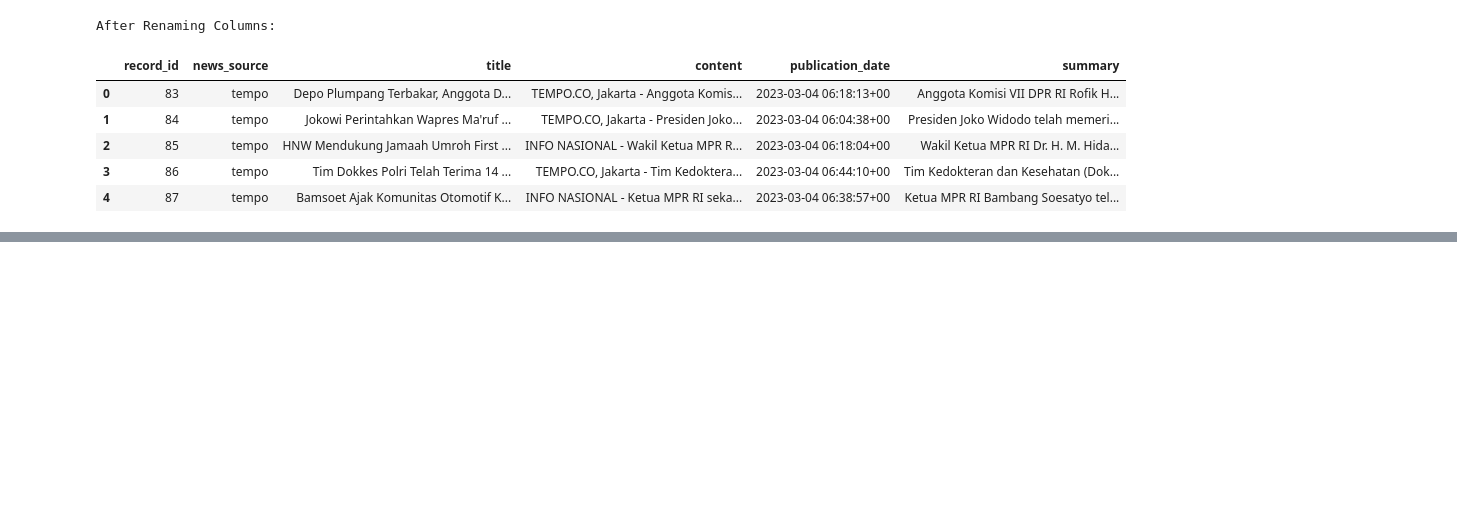
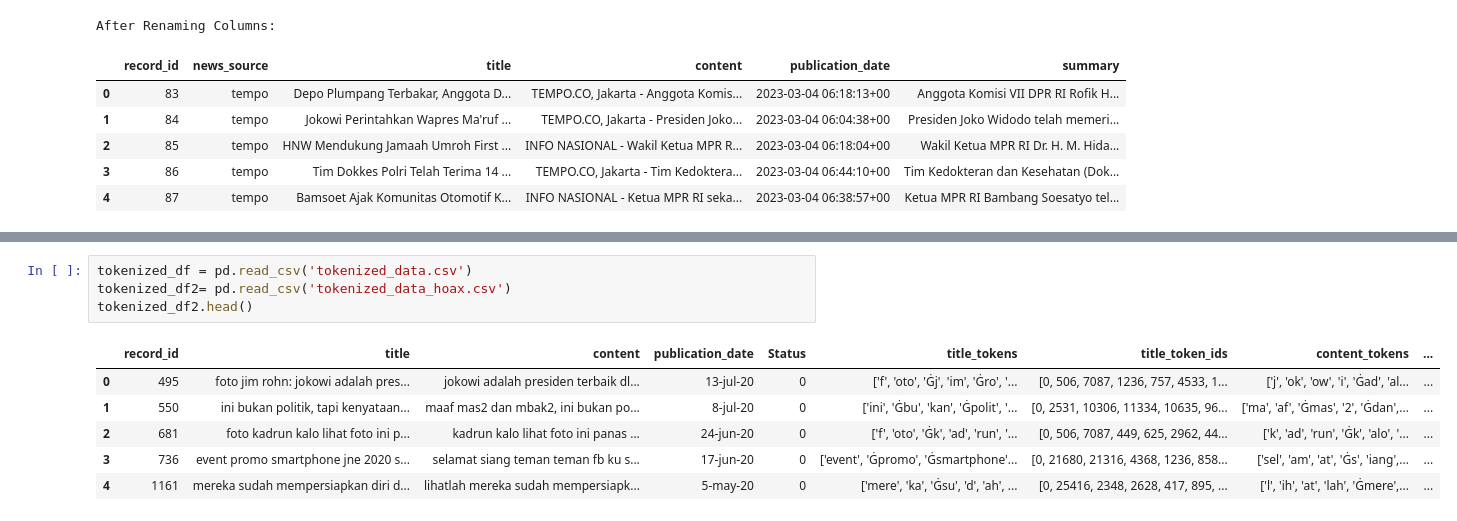
Before and after one commit to AdyatamaMH/Artificial-Intelligence, a Jupyter notebook: cleaned_data_AI/AINewsData.ipynb, the cells around one changed output, grey strips where cells are left out. Cells and saved outputs as stored; diff of their text form; blank space fills up the shorter version.

```diff
--- a/cleaned_data_AI/AINewsData.ipynb
+++ b/cleaned_data_AI/AINewsData.ipynb
@@ -81,0 +150,11 @@ df.to_csv('cleaned_data.csv', index=False)
+# %%
+tokenized_df = pd.read_csv('tokenized_data.csv')
+tokenized_df2= pd.read_csv('tokenized_data_hoax.csv')
+tokenized_df2.head()
+# %% [output]
+|  | record_id | title | content | publication_date | Status | title_tokens | title_token_ids | content_tokens | ... |
+| 0 | 495 | foto jim rohn: jokowi adalah pres... | jokowi adalah presiden terbaik dl... | 13-jul-20 | 0 | ['f', 'oto', 'Ġj', 'im', 'Ġro', '... | [0, 506, 7087, 1236, 757, 4533, 1... | ['j', 'ok', 'ow', 'i', 'Ġad', 'al... | ... |
+| 1 | 550 | ini bukan politik, tapi kenyataan... | maaf mas2 dan mbak2, ini bukan po... | 8-jul-20 | 0 | ['ini', 'Ġbu', 'kan', 'Ġpolit', '... | [0, 2531, 10306, 11334, 10635, 96... | ['ma', 'af', 'Ġmas', '2', 'Ġdan',... | ... |
+| 2 | 681 | foto kadrun kalo lihat foto ini p... | kadrun kalo lihat foto ini panas ... | 24-jun-20 | 0 | ['f', 'oto', 'Ġk', 'ad', 'run', '... | [0, 506, 7087, 449, 625, 2962, 44... | ['k', 'ad', 'run', 'Ġk', 'alo', '... | ... |
+| 3 | 736 | event promo smartphone jne 2020 s... | selamat siang teman teman fb ku s... | 17-jun-20 | 0 | ['event', 'Ġpromo', 'Ġsmartphone'... | [0, 21680, 21316, 4368, 1236, 858... | ['sel', 'am', 'at', 'Ġs', 'iang',... | ... |
+| 4 | 1161 | mereka sudah mempersiapkan diri d... | lihatlah mereka sudah mempersiapk... | 5-may-20 | 0 | ['mere', 'ka', 'Ġsu', 'd', 'ah', ... | [0, 25416, 2348, 2628, 417, 895, ... | ['l', 'ih', 'at', 'lah', 'Ġmere',... | ... |
```
Also changed, not shown: parts of 9 cells of this notebook, 1 other file.
